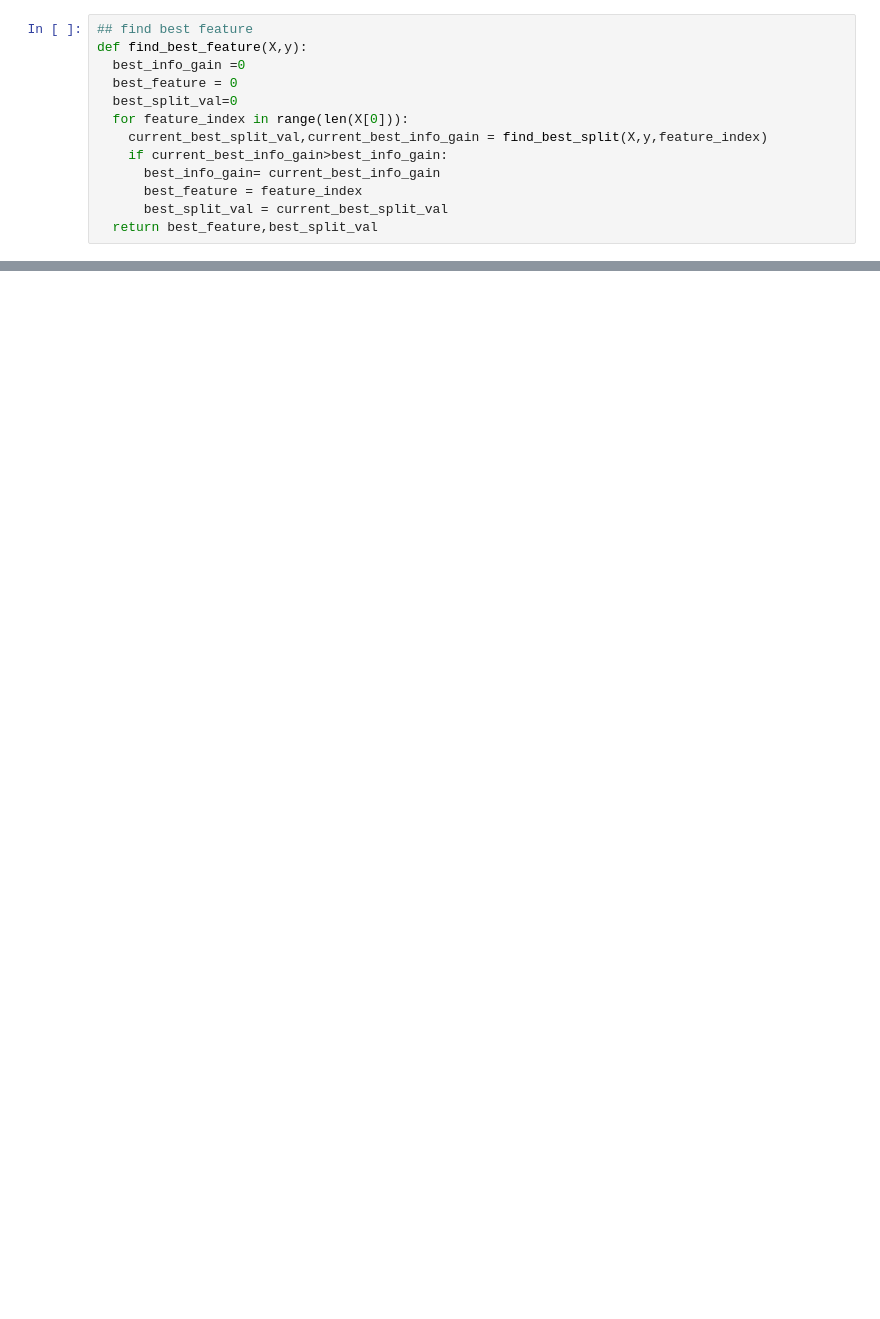
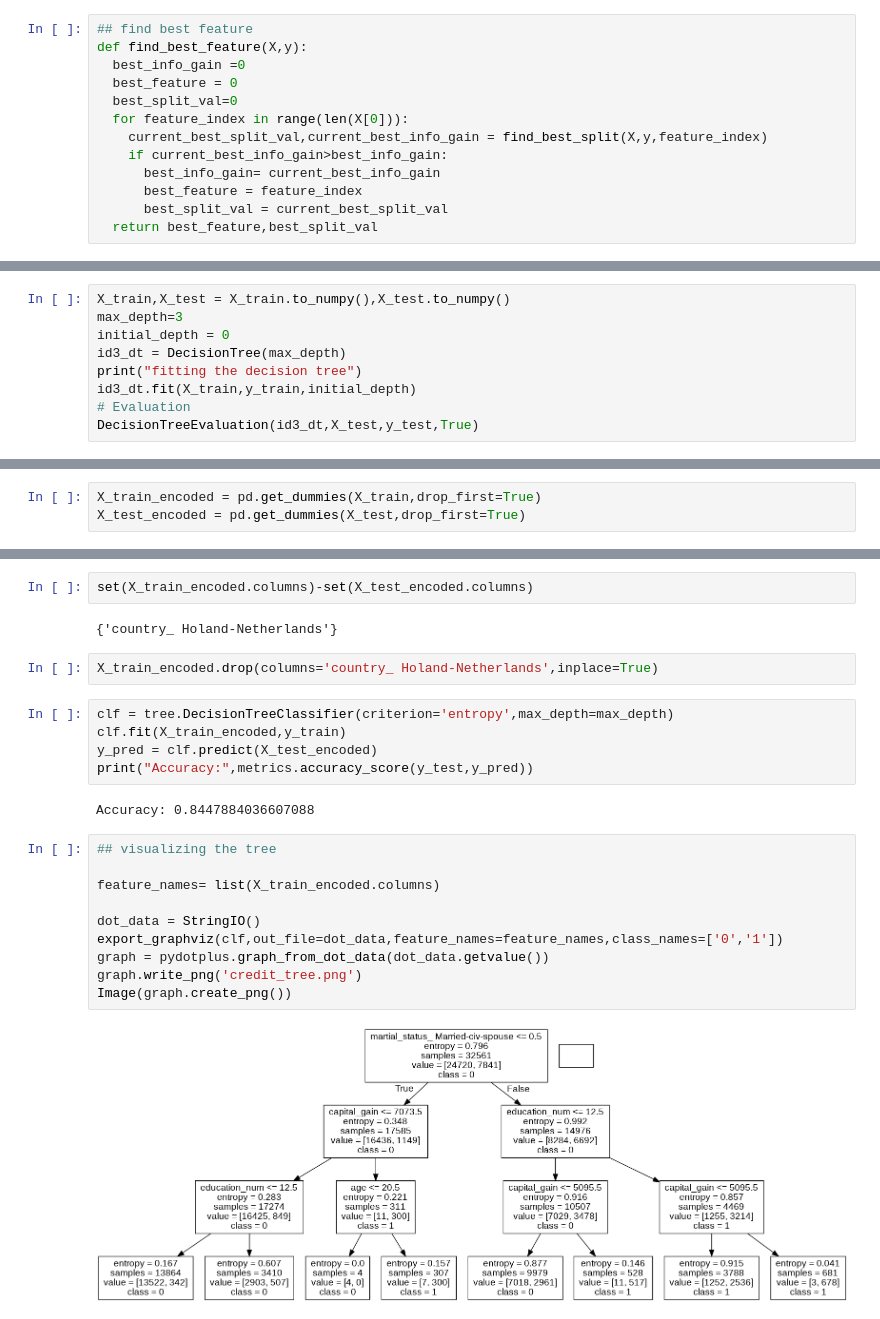
Before and after one commit to Ahsan-techie/DecisionTrees, a Jupyter notebook: DecisionTrees.ipynb, the cells around one changed output, grey strips where cells are left out. Saved outputs shown, nothing was run; the diff lists cells and outputs as text; blank space fills up the shorter version.

Commit message:
visualizations

```diff
--- a/DecisionTrees.ipynb
+++ b/DecisionTrees.ipynb
@@ -261,0 +394,9 @@ class DecisionTree(object):
+# %%
+X_train,X_test = X_train.to_numpy(),X_test.to_numpy()
+max_depth=3
+initial_depth = 0
+id3_dt = DecisionTree(max_depth)
+print("fitting the decision tree")
+id3_dt.fit(X_train,y_train,initial_depth)
+# Evaluation
+DecisionTreeEvaluation(id3_dt,X_test,y_test,True)
@@ -261,0 +424,3 @@ class DecisionTree(object):
+# %%
+X_train_encoded = pd.get_dummies(X_train,drop_first=True)
+X_test_encoded = pd.get_dummies(X_test,drop_first=True)
@@ -261,0 +437,25 @@ class DecisionTree(object):
+# %%
+set(X_train_encoded.columns)-set(X_test_encoded.columns)
+# %% [output]
+{'country_ Holand-Netherlands'}
+# %%
+X_train_encoded.drop(columns='country_ Holand-Netherlands',inplace=True)
+# %%
+clf = tree.DecisionTreeClassifier(criterion='entropy',max_depth=max_depth)
+clf.fit(X_train_encoded,y_train)
+y_pred = clf.predict(X_test_encoded)
+print("Accuracy:",metrics.accuracy_score(y_test,y_pred))
+# %% [output]
+Accuracy: 0.8447884036607088
+# %%
+## visualizing the tree
+
+feature_names= list(X_train_encoded.columns)
+
+dot_data = StringIO()
+export_graphviz(clf,out_file=dot_data,feature_names=feature_names,class_names=['0','1'])
+graph = pydotplus.graph_from_dot_data(dot_data.getvalue())
+graph.write_png('credit_tree.png')
+Image(graph.create_png())
+# %% [output]
+[figure, added]
```
Also changed, not shown: parts of 24 cells of this notebook.
